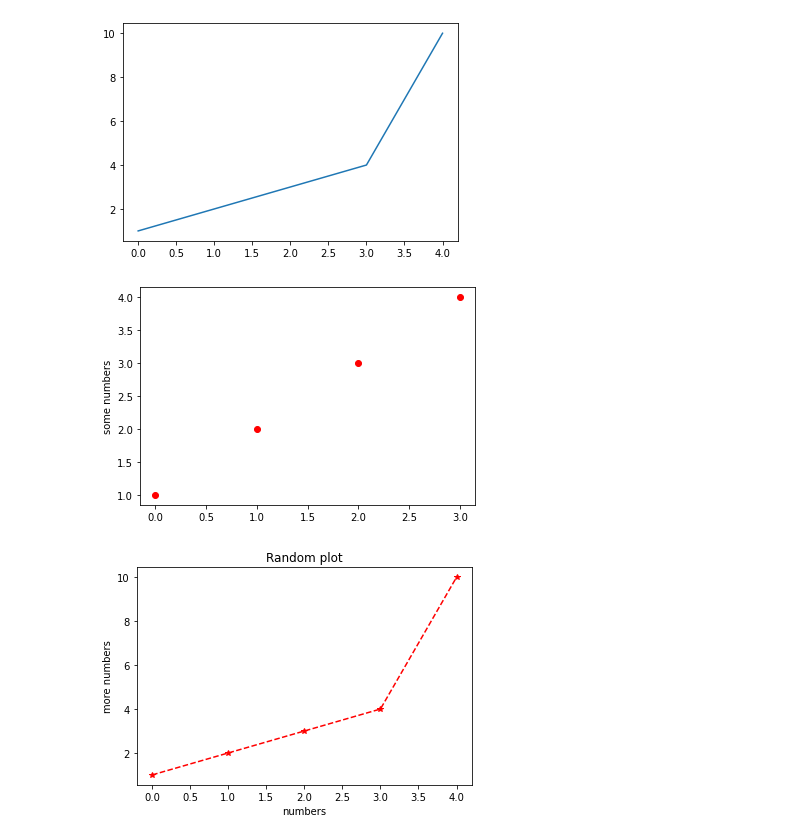
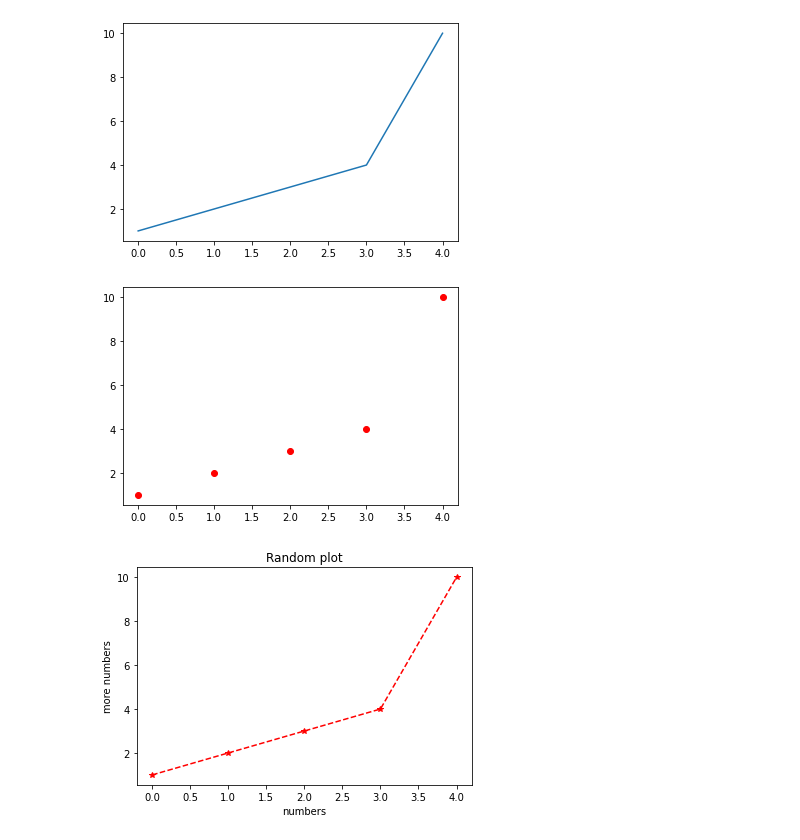
Before and after one commit to Michelleoc/fundamentals-of-data-analysis-assessment, a Jupyter notebook: pyplot.ipynb, the cells around one changed output. Cells and saved outputs as stored; diff of their text form; code cells hidden in the pictures.

Commit message:
interesting plots updates and pyplot notebook updates

```diff
--- a/pyplot.ipynb
+++ b/pyplot.ipynb
@@ -97,11 +103,10 @@ plt.show()
 [figure]
 # %%
 # Changing the line to red circles
-plt.plot([1, 2, 3, 4], 'ro')
-plt.ylabel('some numbers')
+plt.plot([1, 2, 3, 4, 10], 'ro')
 plt.show()
 # %% [output]
-[figure, old version]
+[figure, new version]
 # %%
 # Adding title
 # Adding x axis label
```
Also changed, not shown: parts of 43 cells of this notebook.
